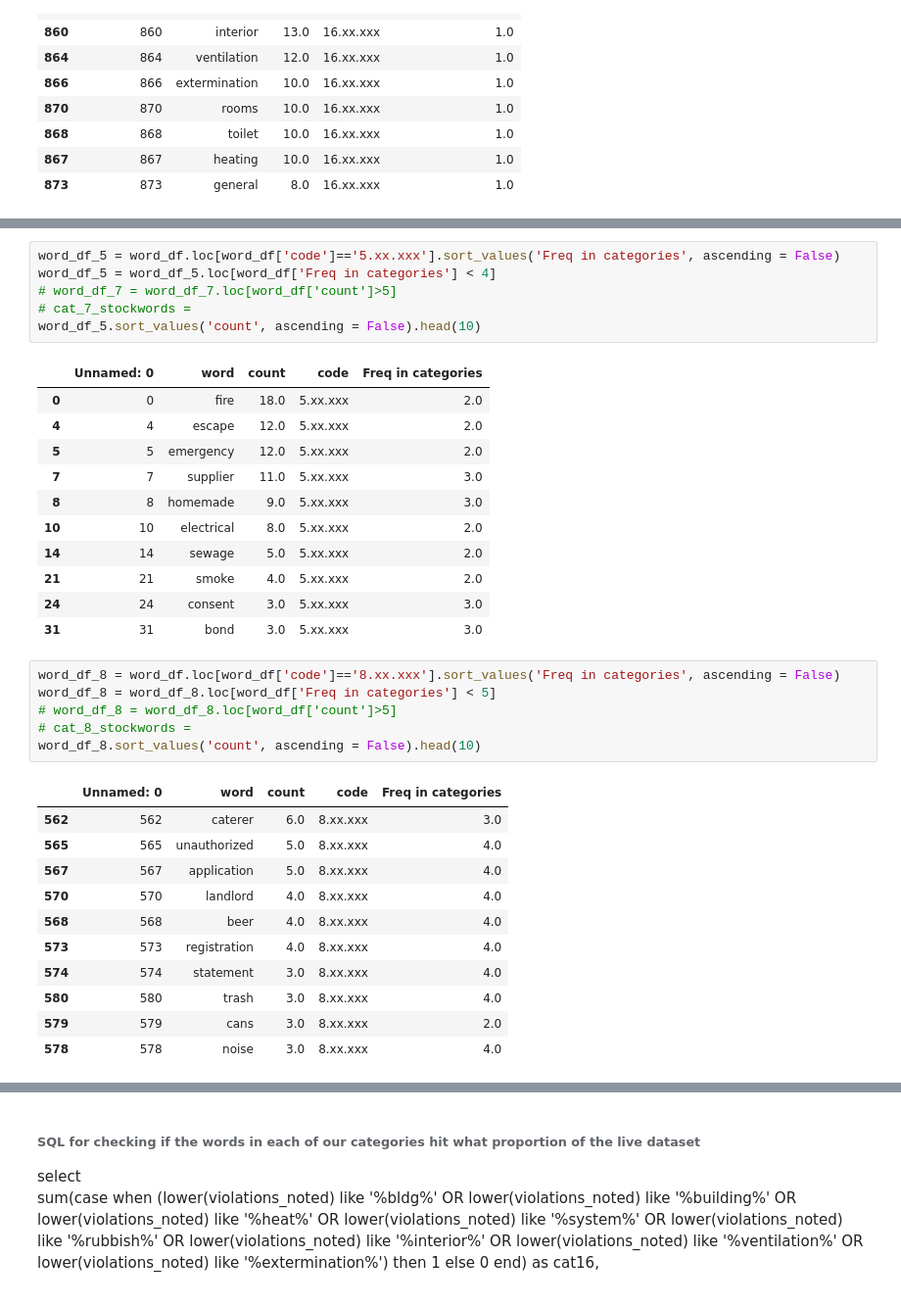
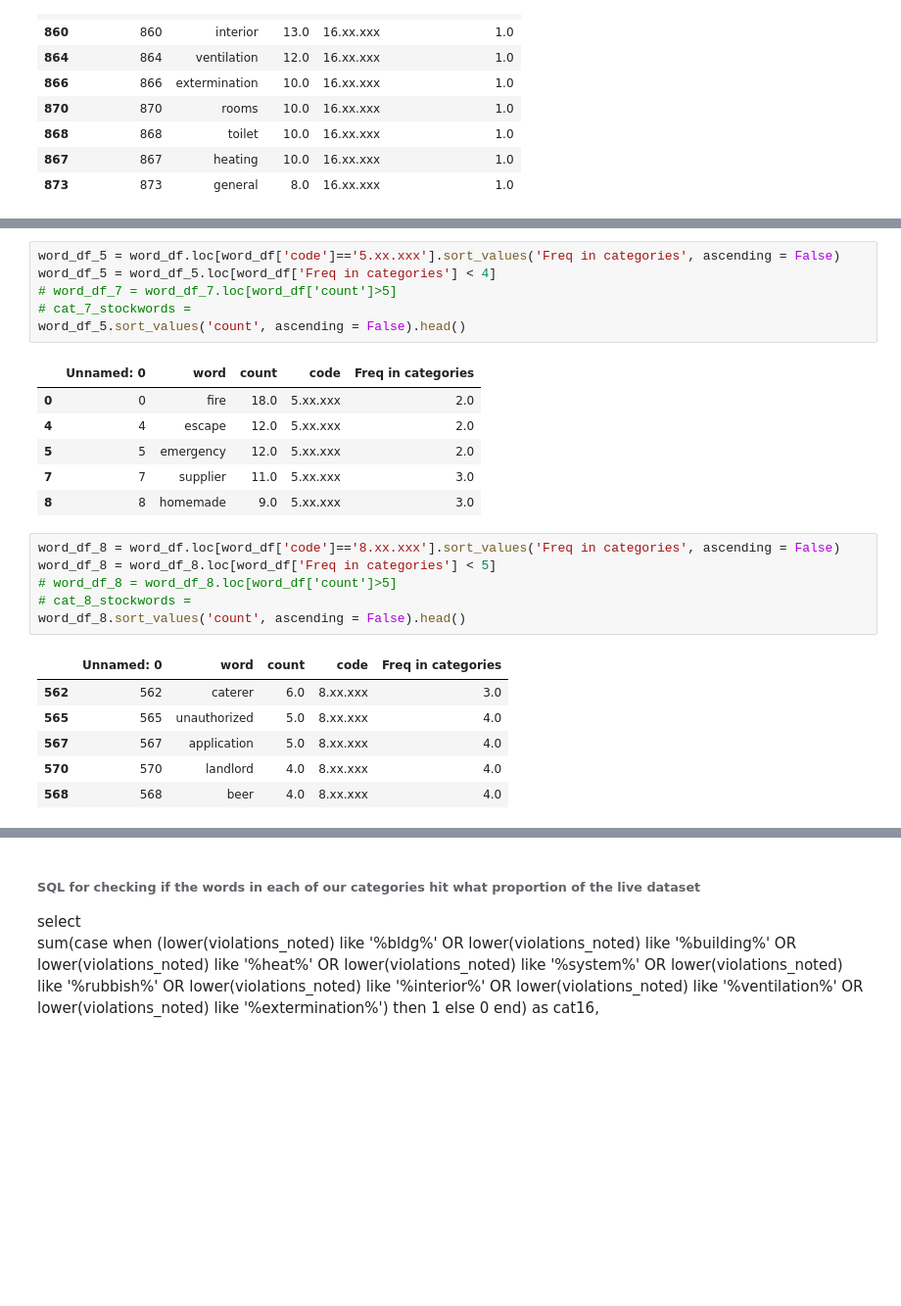
Before and after one commit to shrutijalewar/data-question-2-xtreme-united, a Jupyter notebook: data-ques-2.ipynb, the cells around one changed output, grey strips where cells are left out. Shown at 98% size. Cells and saved outputs as stored; diff of their text form; blank space fills up the shorter version.

```diff
--- a/data-ques-2.ipynb
+++ b/data-ques-2.ipynb
@@ -397,27 +276,22 @@ word_df_17.sort_values('count', ascending = False).head(10)
 # %%
 word_df_5 = word_df.loc[word_df['code']=='5.xx.xxx'].sort_values('Freq in categories', ascending = False)
 word_df_5 = word_df_5.loc[word_df['Freq in categories'] < 4]
 # word_df_7 = word_df_7.loc[word_df['count']>5]
 # cat_7_stockwords =
-word_df_5.sort_values('count', ascending = False).head(10)
+word_df_5.sort_values('count', ascending = False).head()
 # %% [output]
 |  | Unnamed: 0 | word | count | code | Freq in categories |
 | 0 | 0 | fire | 18.0 | 5.xx.xxx | 2.0 |
 | 4 | 4 | escape | 12.0 | 5.xx.xxx | 2.0 |
 | 5 | 5 | emergency | 12.0 | 5.xx.xxx | 2.0 |
 | 7 | 7 | supplier | 11.0 | 5.xx.xxx | 3.0 |
 | 8 | 8 | homemade | 9.0 | 5.xx.xxx | 3.0 |
-| 10 | 10 | electrical | 8.0 | 5.xx.xxx | 2.0 |
-| 14 | 14 | sewage | 5.0 | 5.xx.xxx | 2.0 |
-| 21 | 21 | smoke | 4.0 | 5.xx.xxx | 2.0 |
-| 24 | 24 | consent | 3.0 | 5.xx.xxx | 3.0 |
-| 31 | 31 | bond | 3.0 | 5.xx.xxx | 3.0 |
 # %%
 word_df_8 = word_df.loc[word_df['code']=='8.xx.xxx'].sort_values('Freq in categories', ascending = False)
 word_df_8 = word_df_8.loc[word_df['Freq in categories'] < 5]
 # word_df_8 = word_df_8.loc[word_df['count']>5]
 # cat_8_stockwords =
-word_df_8.sort_values('count', ascending = False).head(10)
+word_df_8.sort_values('count', ascending = False).head()
 # %% [output]
 |  | Unnamed: 0 | word | count | code | Freq in categories |
 | 562 | 562 | caterer | 6.0 | 8.xx.xxx | 3.0 |
@@ -425,11 +299,6 @@ word_df_8.sort_values('count', ascending = False).head(10)
 | 567 | 567 | application | 5.0 | 8.xx.xxx | 4.0 |
 | 570 | 570 | landlord | 4.0 | 8.xx.xxx | 4.0 |
 | 568 | 568 | beer | 4.0 | 8.xx.xxx | 4.0 |
-| 573 | 573 | registration | 4.0 | 8.xx.xxx | 4.0 |
-| 574 | 574 | statement | 3.0 | 8.xx.xxx | 4.0 |
-| 580 | 580 | trash | 3.0 | 8.xx.xxx | 4.0 |
-| 579 | 579 | cans | 3.0 | 8.xx.xxx | 2.0 |
-| 578 | 578 | noise | 3.0 | 8.xx.xxx | 4.0 |
 # %%
 word_df_12 = word_df.loc[word_df['code']=='12.xx.xxx'].sort_values('Freq in categories', ascending = False)
 word_df_12 = word_df_12.loc[word_df['Freq in categories'] < 5]
```
Also changed, not shown: parts of 38 cells of this notebook.
